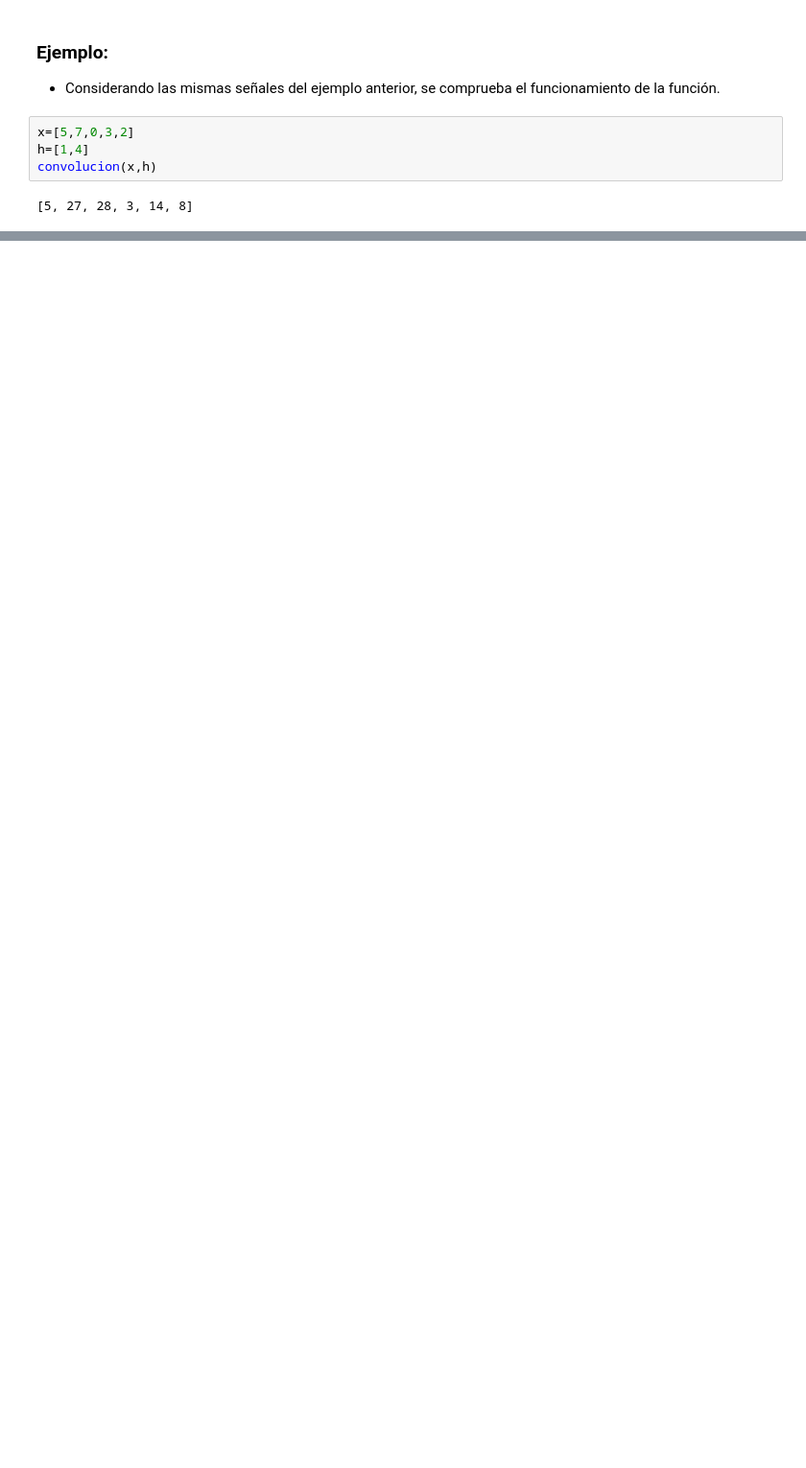
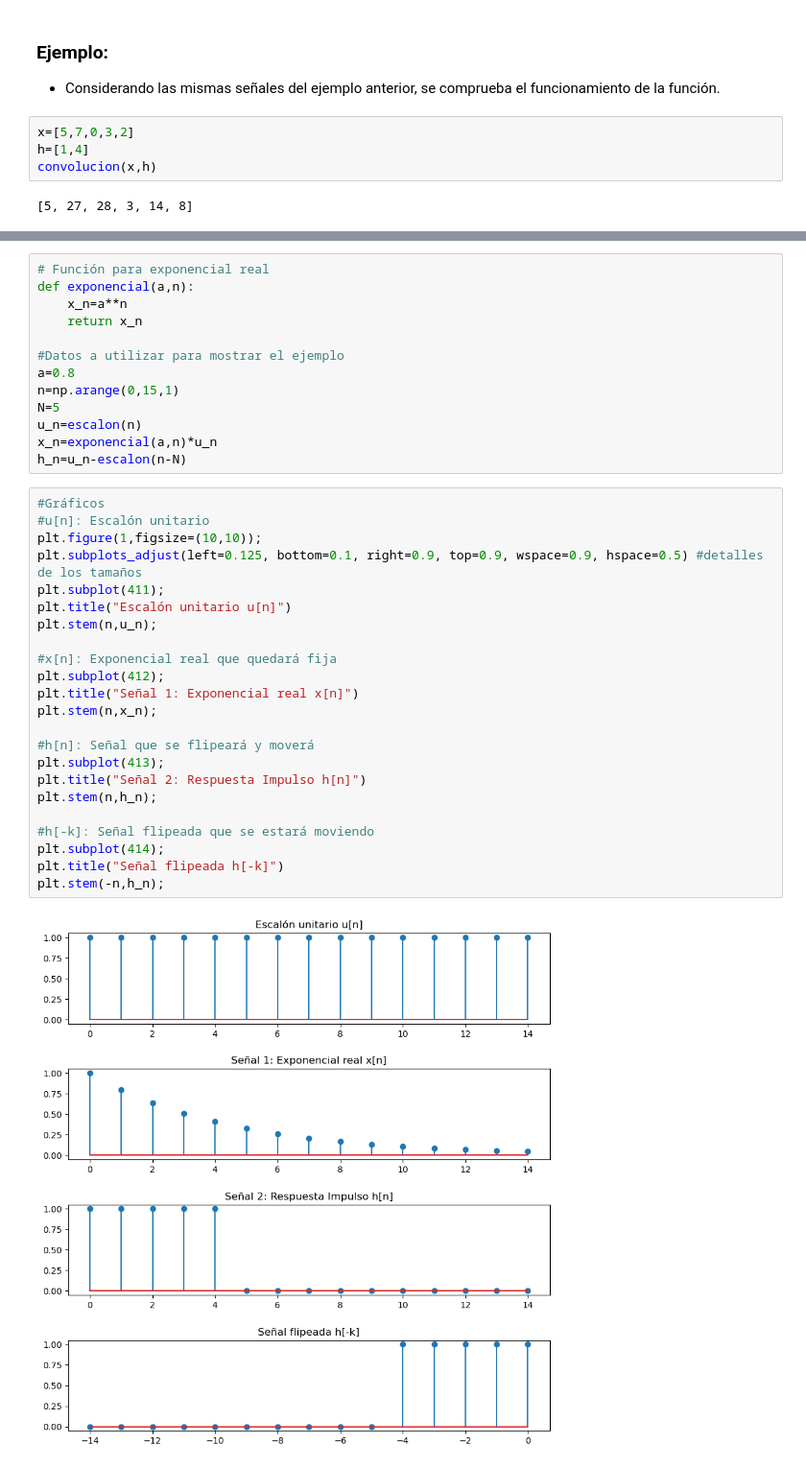
Before and after one commit to valentinavalderas/Tareas_acus099, a Jupyter notebook: Tarea 2.ipynb, the cells around one changed output, grey strips where cells are left out. Shown: that part at 96% size. Saved outputs shown, nothing was run; the diff lists cells and outputs as text; blank space fills up the shorter version.

```diff
--- a/Tarea 2.ipynb
+++ b/Tarea 2.ipynb
@@ -108,0 +158,38 @@ convolucion(x,h)
+# %%
+# Función para exponencial real
+def exponencial(a,n):
+    x_n=a**n
+    return x_n
+
+#Datos a utilizar para mostrar el ejemplo
+a=0.8
+n=np.arange(0,15,1)
+N=5
+u_n=escalon(n)
+x_n=exponencial(a,n)*u_n
+h_n=u_n-escalon(n-N)
+# %%
+#Gráficos
+#u[n]: Escalón unitario
+plt.figure(1,figsize=(10,10));
+plt.subplots_adjust(left=0.125, bottom=0.1, right=0.9, top=0.9, wspace=0.9, hspace=0.5) #detalles de los tamaños
+plt.subplot(411);
+plt.title("Escalón unitario u[n]")
+plt.stem(n,u_n);
+
+#x[n]: Exponencial real que quedará fija
+plt.subplot(412);
+plt.title("Señal 1: Exponencial real x[n]")
+plt.stem(n,x_n);
+
+#h[n]: Señal que se flipeará y moverá
+plt.subplot(413);
+plt.title("Señal 2: Respuesta Impulso h[n]")
+plt.stem(n,h_n);
+
+#h[-k]: Señal flipeada que se estará moviendo
+plt.subplot(414);
+plt.title("Señal flipeada h[-k]")
+plt.stem(-n,h_n);
+# %% [output]
+[figure, added]
```
Also changed, not shown: parts of 20 cells of this notebook.
